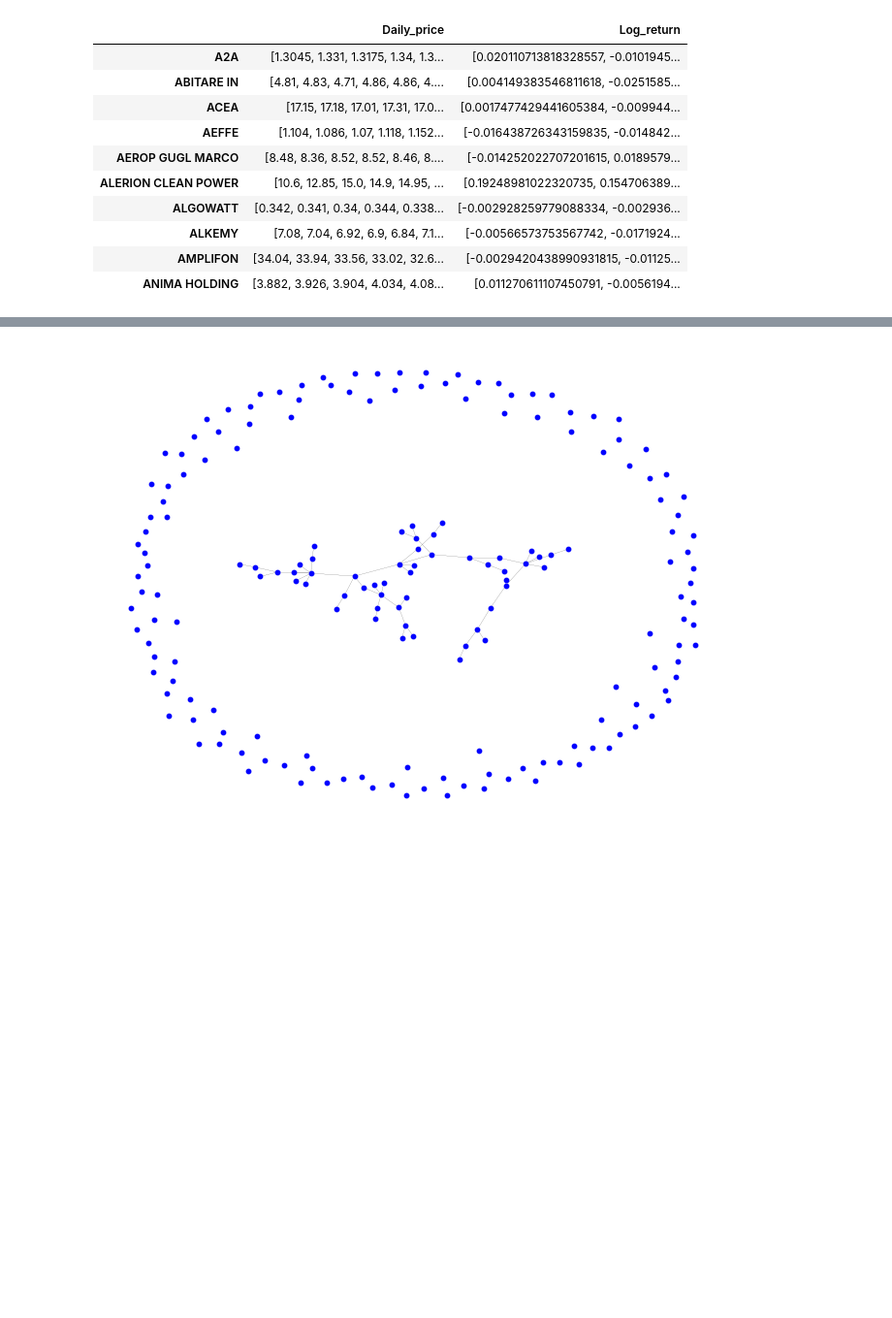
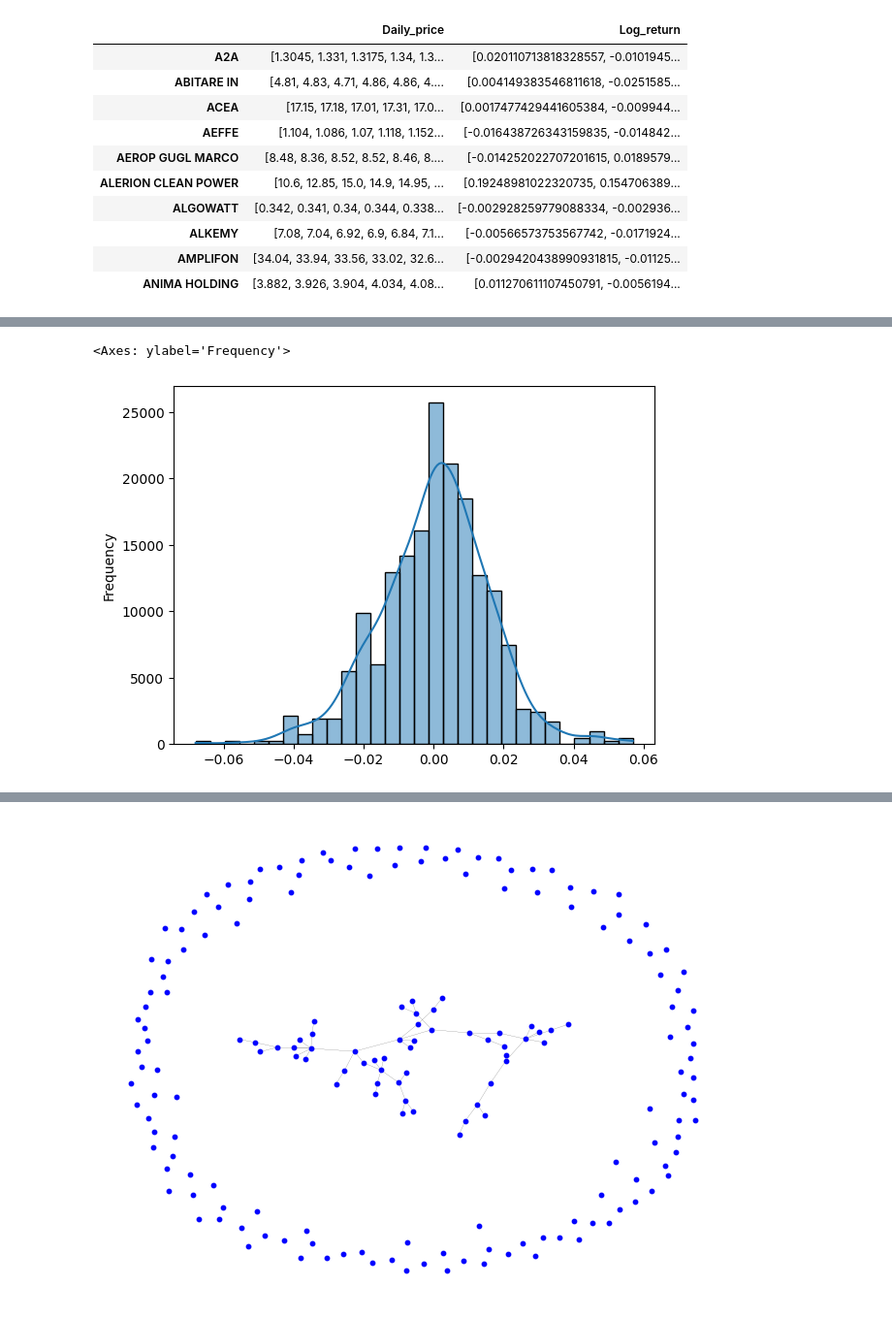
Before and after one commit to NiccoloMarzi/Financial-Network-Analysis, a Jupyter notebook: SNA_project.ipynb, the cells around one changed output, grey strips where cells are left out. Shown: that part at 97% size. Saved outputs shown, nothing was run; the diff lists cells and outputs as text; code cells hidden in the pictures; blank space fills up the shorter version.

```diff
--- a/SNA_project.ipynb
+++ b/SNA_project.ipynb
@@ -7,3 +9,2 @@ import networkx as nx
 # %%
-df = pd.read_csv('Prices.csv').transpose()
-df.head(10)
+df = pd.read_csv('PREZZI.csv', sep=',').transpose()
@@ -95,0 +112,5 @@ plt.show()
+# %%
+sns.histplot(log_return_flattened, kde=True, stat='frequency')
+# %% [output]
+<Axes: ylabel='Frequency'>
+[figure, added]
```
Also changed, not shown: parts of 15 cells of this notebook, 1 other file.
